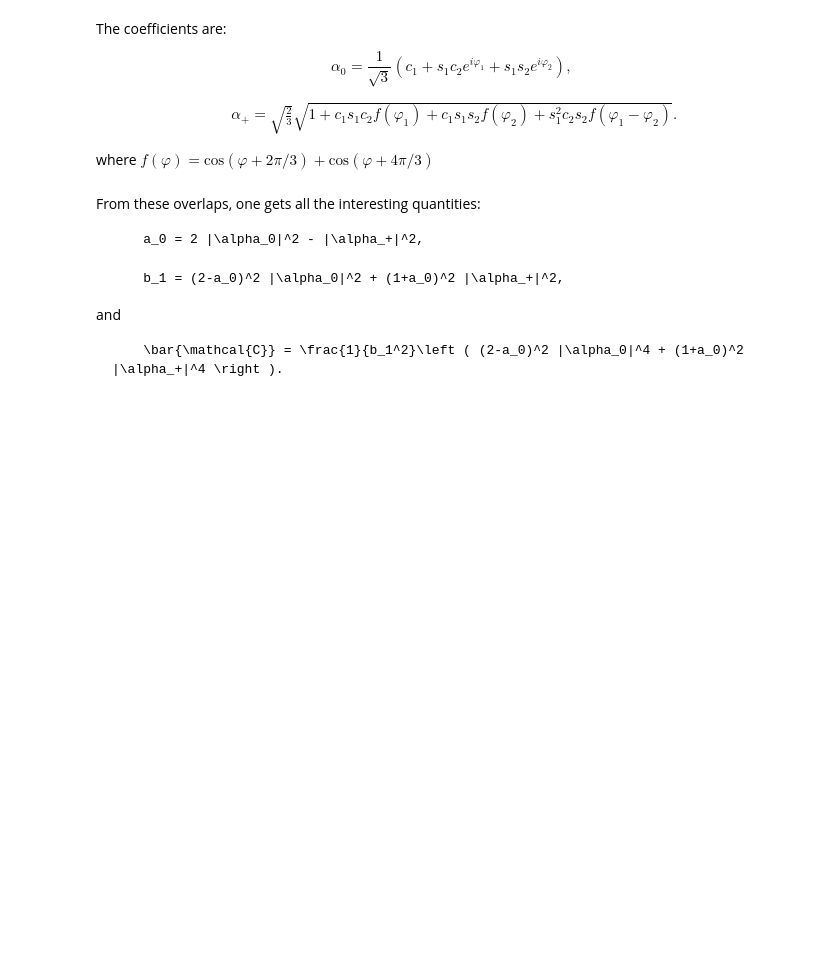
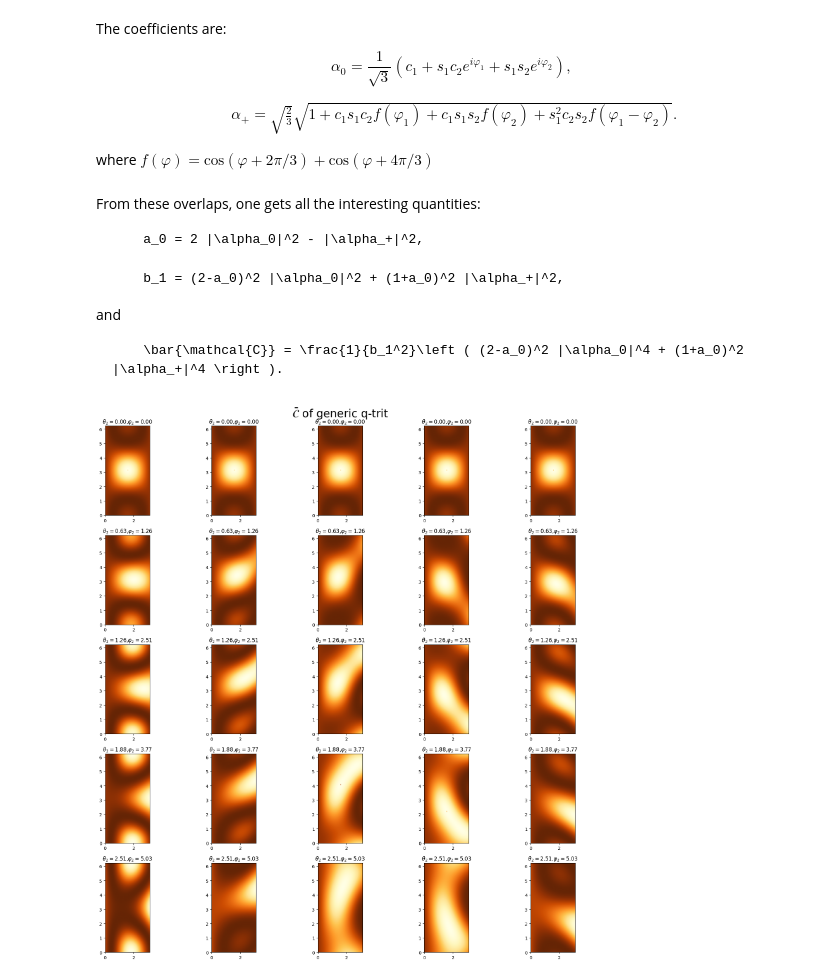
Before and after one commit to erricottaro/Krylov_complexity_on_circulant_graphs, a Jupyter notebook: triangle.ipynb, the cells around one changed output. Drawn from its saved outputs; the diff is of its cells as text; code cells hidden in the pictures; blank space fills up the shorter version.

```diff
--- a/triangle.ipynb
+++ b/triangle.ipynb
@@ -200,8 +200,40 @@ n_theta2 = np.loadtxt("output/params.out", dtype=int, usecols=1, skiprows=3, max
 n_phi1 = np.loadtxt("output/params.out", dtype=int, usecols=1, skiprows=4, max_rows=1, unpack=True)
 n_phi2 = np.loadtxt("output/params.out", dtype=int, usecols=1, skiprows=5, max_rows=1, unpack=True)
 # %%
-theta1s = np.linspace(0, theta_max, n_theta1)
-theta2s = np.linspace(0, theta_max, n_theta2)
+theta1s = np.linspace(0, theta_max*(1.-1./n_theta1), n_theta1)
+theta2s = np.linspace(0, theta_max*(1.-1./n_theta2), n_theta2)
 
-phi1s = np.linspace(0, phi_max, n_phi1)
-phi2s = np.linspace(0, phi_max, n_phi2)
+phi1s = np.linspace(0, phi_max*(1.-1./n_phi1), n_phi1)
+phi2s = np.linspace(0, phi_max*(1.-1./n_phi2), n_phi2)
+# %%
+c_bars_tot = np.ndarray(shape=(n_theta1, n_phi1, n_theta2, n_phi2))
+
+temp = np.loadtxt("output/output.out", usecols=4, skiprows=1)
+# %%
+#reshape the vector temp to make it a 4 tensor
+
+for i in range(n_theta1):
+    for j in range(n_phi1):
+        for k in range(n_theta2):
+            for l in range(n_phi2):
+                c_bars_tot[i,j,k,l] = temp[i*n_phi1*n_theta2*n_phi2 + j*n_theta2*n_phi2 + k*n_phi2 + l]
+# %%
+#a 5x5 grid of plots, where figures plot C_bar as a function of theta1 and phi1, and the slices correspond to valyes of theta2 and phi2
+
+fig, axes = plt.subplots(5,5, figsize=(18,18), tight_layout=True)
+
+
+fig.suptitle(r"$\bar{\mathcal{C}}$ of generic q-trit", fontsize=25)
+
+for i in range(n_theta2):
+    for j in range(n_phi2):
+        ax = axes[i][j]
+        ax.set_title(r"$\theta_2=$"+f"{format(theta2s[i], '.2f')},"+r"$\varphi_2=$"+f"{format(phi2s[i], '.2f')}")
+
+        Z = c_bars_tot[:,:,i,j].T
+        ax.set_aspect(0.5)
+        ax.imshow(Z, extent=[theta1s[0], theta1s[-1], phi1s[0], phi1s[-1]], origin='lower', cmap='YlOrBr')
+
+plt.show()
+# %% [output]
+[figure, added]
```
Also changed, not shown: parts of 1 cell of this notebook.
